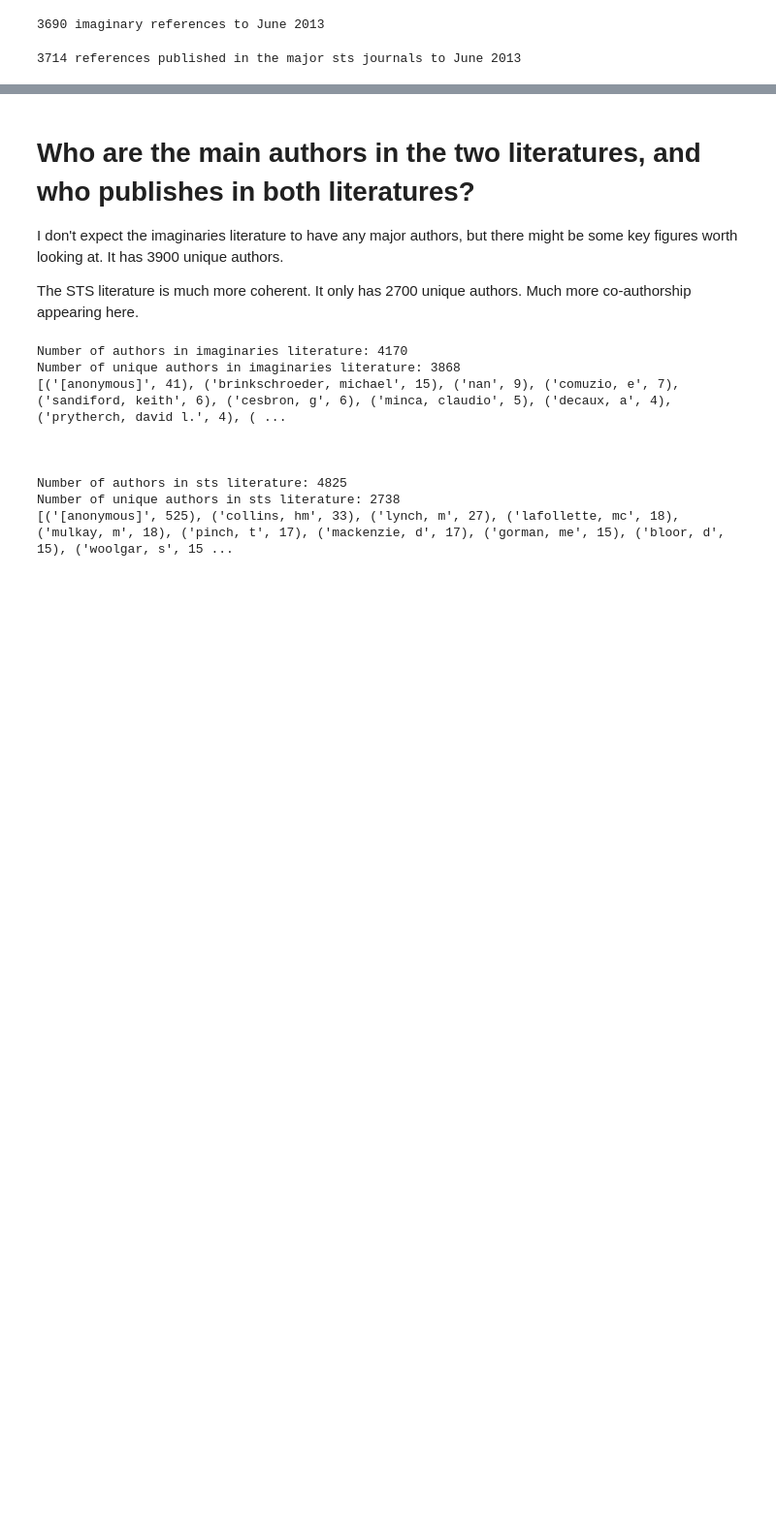
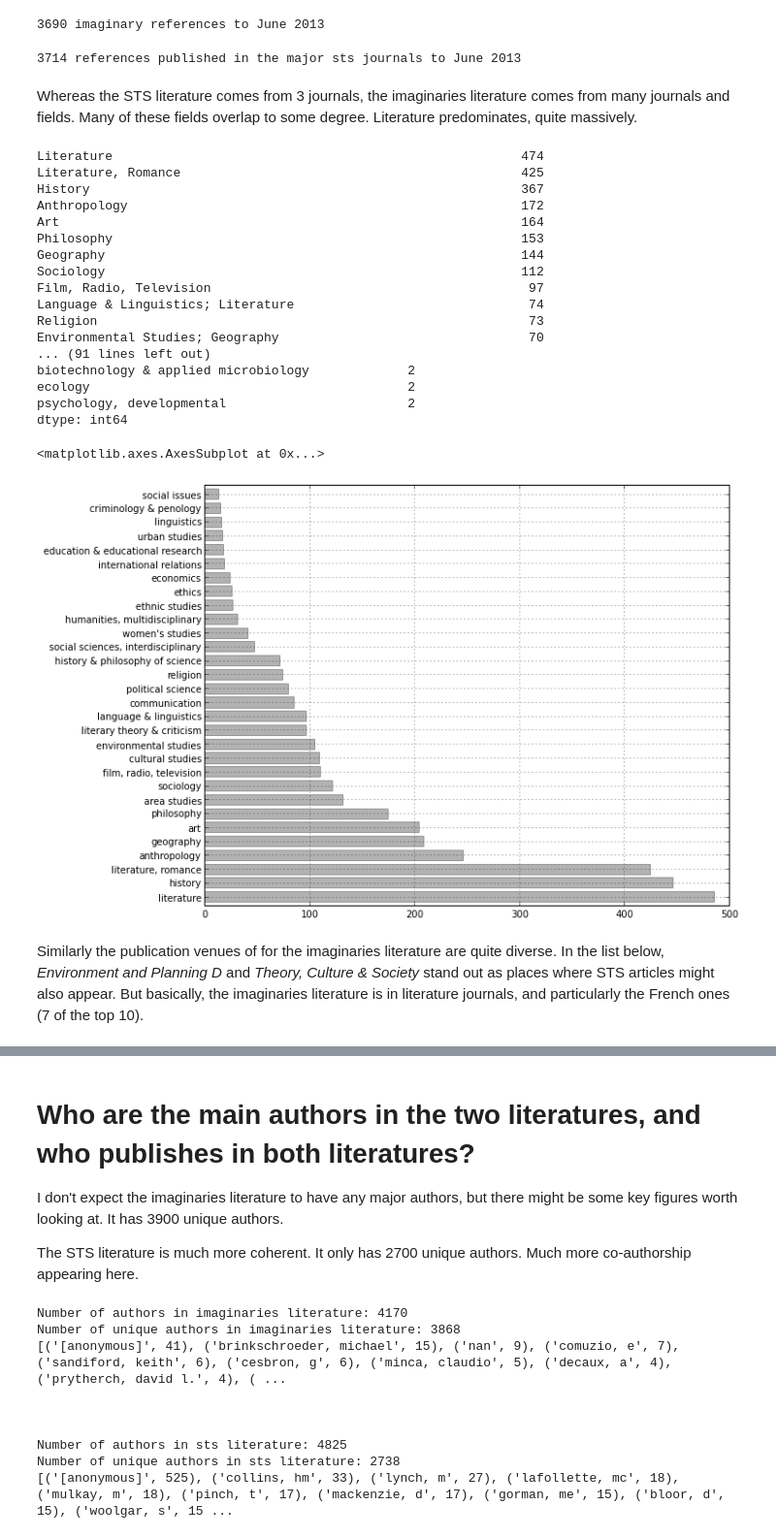
Before and after one commit to rian39/imaginaries, a Jupyter notebook: imaginaries.ipynb, the cells around one changed output, grey strips where cells are left out. Shown at 97% size. Saved outputs shown, nothing was run; the diff lists cells and outputs as text; code cells hidden in the pictures; blank space fills up the shorter version.

```diff
--- a/imaginaries.ipynb
+++ b/imaginaries.ipynb
@@ -32,3 +32,40 @@ stsdf = ca.load_records(dir = 'data_sts_authors/')
 print(str(stsdf.shape[0]) + ' references published in the major sts journals to June 2013')
 # %% [output]
 3714 references published in the major sts journals to June 2013
+# %% [markdown]
+Whereas the STS literature comes from 3 journals, the imaginaries literature comes from many journals and fields. Many of these fields overlap to some degree. Literature predominates, quite massively.
+# %%
+print(imdf.WC.value_counts()[0:50])
+
+## to get simplified view
+
+imdf = ca.field_normalise(imdf)
+print("""\n\nSimplified field names:
+----------------------
+""")
+print(imdf.field.value_counts()[0:50])
+
+vc = imdf.field.value_counts()[0:30]
+vc.plot(kind='barh', alpha=0.3, color='k', figsize=(10,8))
+# %% [output]
+Literature                                                      474
+Literature, Romance                                             425
+History                                                         367
+Anthropology                                                    172
+Art                                                             164
+Philosophy                                                      153
+Geography                                                       144
+Sociology                                                       112
+Film, Radio, Television                                          97
+Language & Linguistics; Literature                               74
+Religion                                                         73
+Environmental Studies; Geography                                 70
+... (91 lines left out)
+biotechnology & applied microbiology             2
+ecology                                          2
+psychology, developmental                        2
+dtype: int64
+<matplotlib.axes.AxesSubplot at 0x...>
+[figure, added]
+# %% [markdown]
+Similarly the publication venues of for the imaginaries literature are quite diverse. In the list below, _Environment and Planning D_ and _Theory, Culture & Society_ stand out as places where STS articles might also appear. But basically, the imaginaries literature is in literature journals, and particularly the French ones (7 of the top 10).
```
Also changed, not shown: parts of 5 cells of this notebook, 1 other file.
